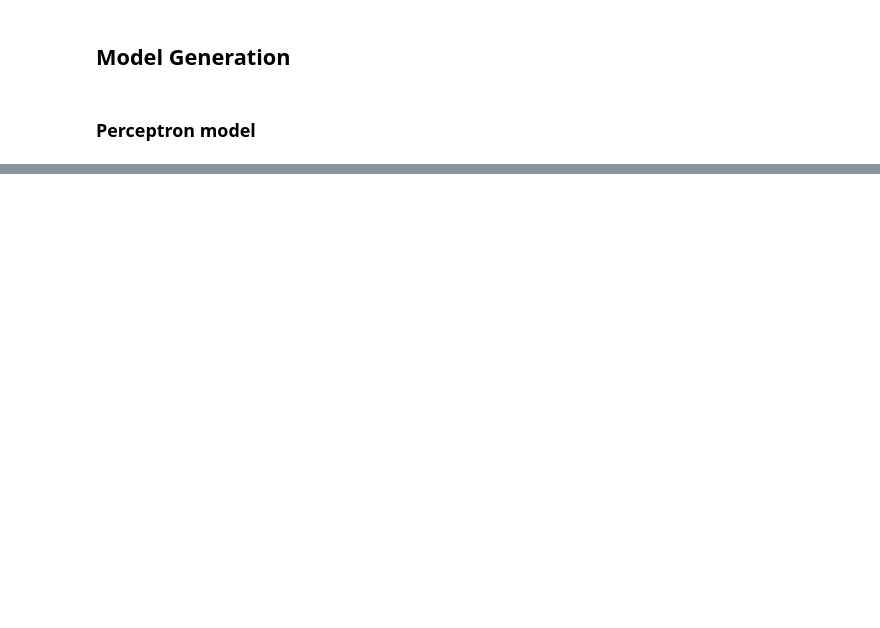
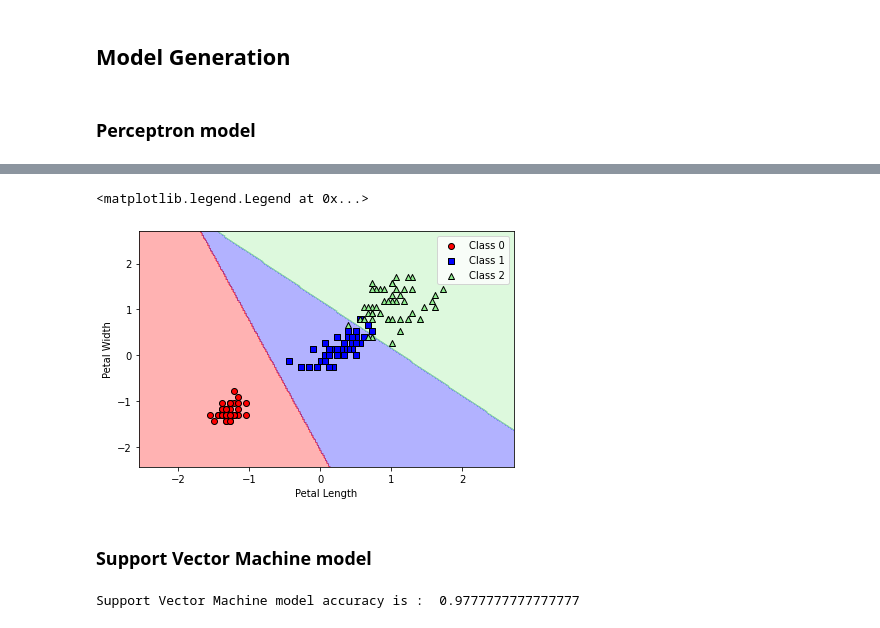
Before and after one commit to ebzkurt1/ml_from_scratch, a Jupyter notebook: ML_Models_with_Sklearn.ipynb, the cells around one changed output, grey strips where cells are left out. Cells and saved outputs as stored; diff of their text form; code cells hidden in the pictures; blank space fills up the shorter version.

```diff
--- a/ML_Models_with_Sklearn.ipynb
+++ b/ML_Models_with_Sklearn.ipynb
@@ -75,0 +189,27 @@ Perceptron model accuracy is :  0.9555555555555556
+# %%
+plot_model_decision_region(
+    np.vstack((X_train_scaled,X_test_scaled)),
+    np.hstack((y_train,y_test)),
+    classifier=logistic_model
+)
+plt.xlabel('Petal Length')
+plt.ylabel('Petal Width')
+plt.tight_layout()
+plt.legend()
+# %% [output]
+<matplotlib.legend.Legend at 0x...>
+[figure, added]
+# %% [markdown]
+### Support Vector Machine model
+# %%
+svm_model = SVC(
+    kernel='linear',
+    C=1.0,
+    random_state=1
+)
+svm_model.fit(X_train_scaled,y_train)
+svm_prediction = svm_model.predict(X_test_scaled)
+svm_accuracy = (svm_prediction==y_test).sum()/y_test.shape[0]
+print("Support Vector Machine model accuracy is : ", svm_accuracy)
+# %% [output]
+Support Vector Machine model accuracy is :  0.9777777777777777
```
Also changed, not shown: parts of 22 cells of this notebook.
